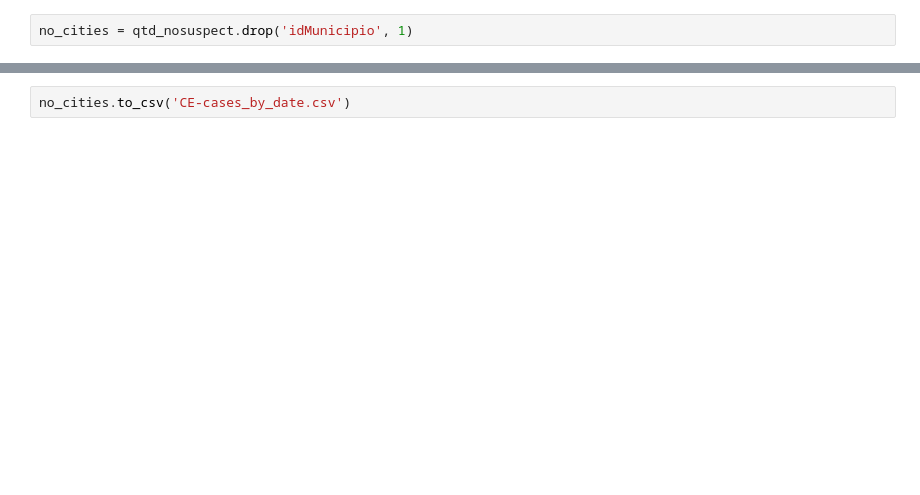
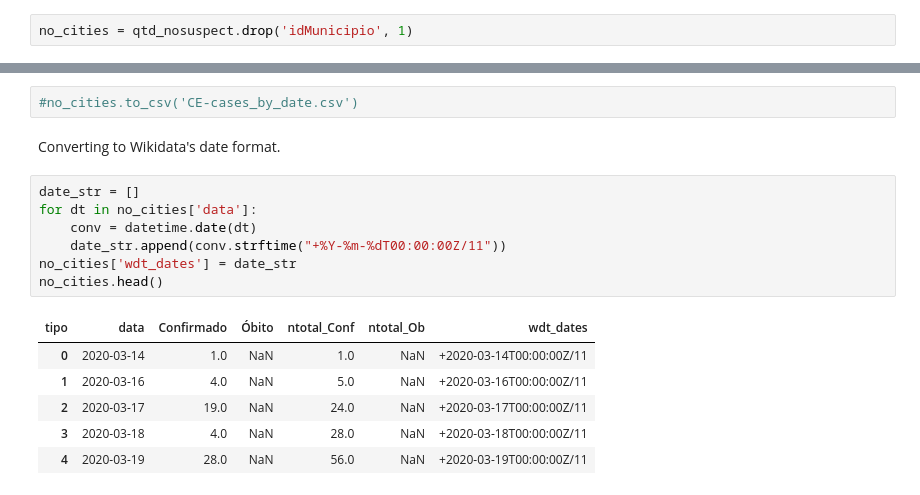
Before and after one commit to jvfe/sandbox, a Jupyter notebook: ceara_to_wdt.ipynb, the cells around one changed output, grey strips where cells are left out. Saved outputs shown, nothing was run; the diff lists cells and outputs as text; blank space fills up the shorter version.

```diff
--- a/ceara_to_wdt.ipynb
+++ b/ceara_to_wdt.ipynb
@@ -181,2 +145,18 @@ no_cities
 # %%
-no_cities.to_csv('CE-cases_by_date.csv')
+#no_cities.to_csv('CE-cases_by_date.csv')
+# %% [markdown]
+Converting to Wikidata's date format.
+# %%
+date_str = []
+for dt in no_cities['data']:
+    conv = datetime.date(dt)
+    date_str.append(conv.strftime("+%Y-%m-%dT00:00:00Z/11"))
+no_cities['wdt_dates'] = date_str
+no_cities.head()
+# %% [output]
+| tipo | data | Confirmado | Óbito | ntotal_Conf | ntotal_Ob | wdt_dates |
+| 0 | 2020-03-14 | 1.0 | NaN | 1.0 | NaN | +2020-03-14T00:00:00Z/11 |
+| 1 | 2020-03-16 | 4.0 | NaN | 5.0 | NaN | +2020-03-16T00:00:00Z/11 |
+| 2 | 2020-03-17 | 19.0 | NaN | 24.0 | NaN | +2020-03-17T00:00:00Z/11 |
+| 3 | 2020-03-18 | 4.0 | NaN | 28.0 | NaN | +2020-03-18T00:00:00Z/11 |
+| 4 | 2020-03-19 | 28.0 | NaN | 56.0 | NaN | +2020-03-19T00:00:00Z/11 |
```
Also changed, not shown: parts of 12 cells of this notebook.
